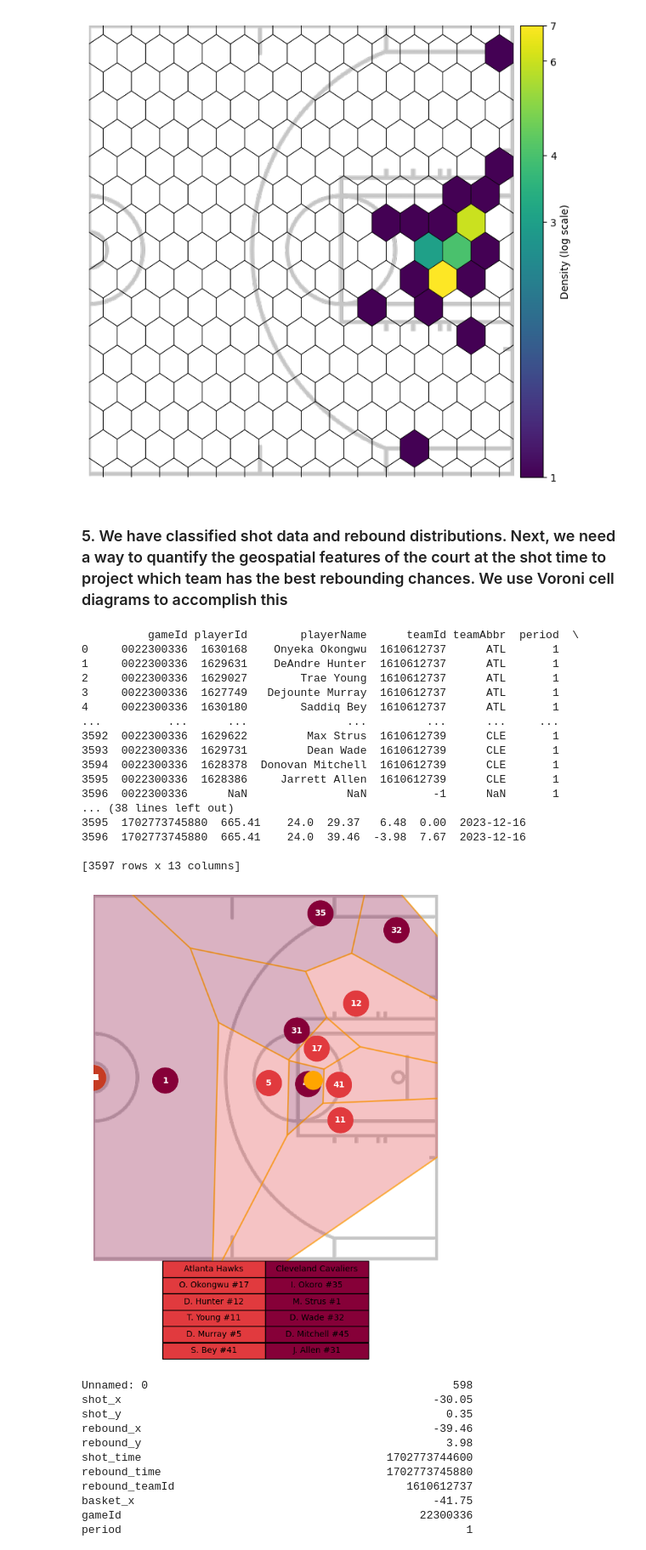
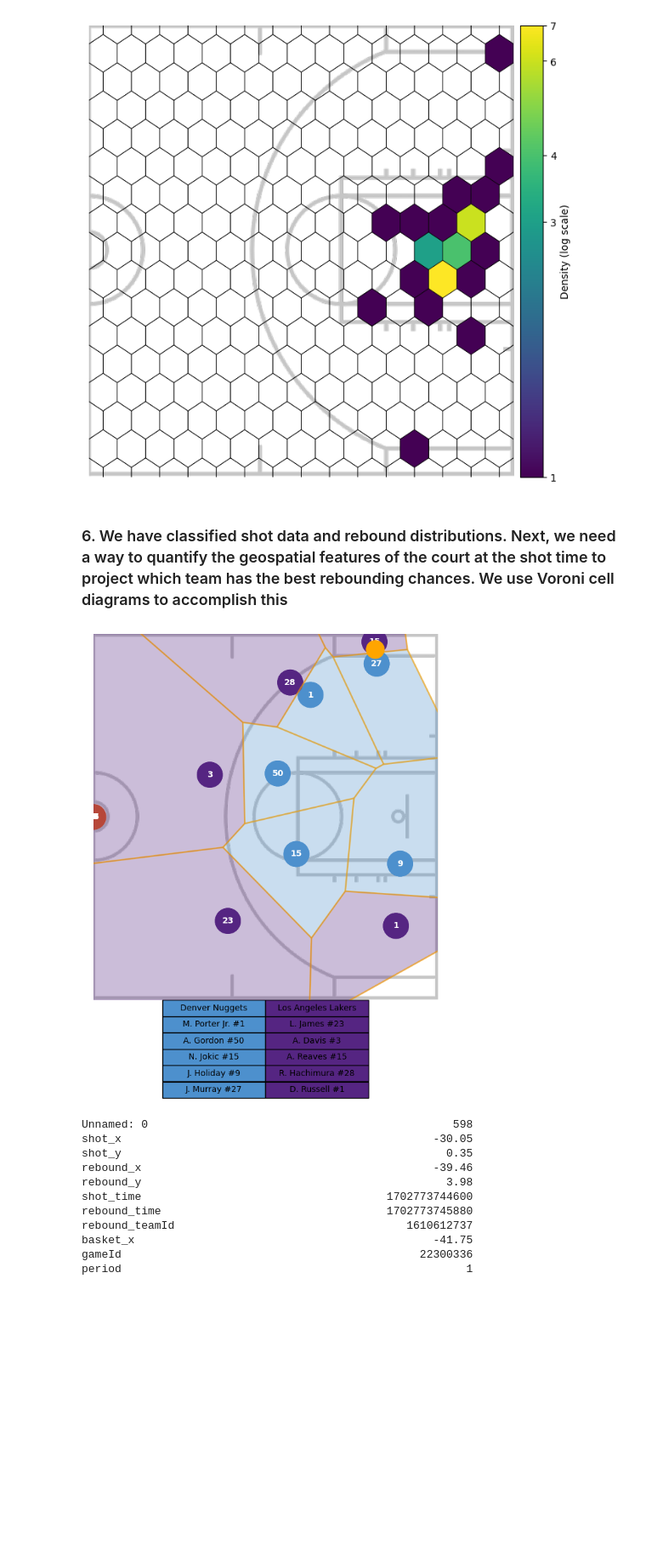
Before and after one commit to dkStephanos/TrueImpactShotCharts, a Jupyter notebook: notebooks/create_shot_charts.ipynb, the cells around one changed output. Shown at 85% size. Cells and saved outputs as stored; diff of their text form; code cells hidden in the pictures; blank space fills up the shorter version.

```diff
--- a/notebooks/create_shot_charts.ipynb
+++ b/notebooks/create_shot_charts.ipynb
@@ -78,35 +80,17 @@ VisUtil.plot_court_hexmap(shot_rebound_classified_df, 'rebound_x', 'rebound_y')
 # %% [output]
 [figure]
 # %% [markdown]
-### 5. We have classified shot data and rebound distributions. Next, we need a way to quantify the geospatial features of the court at the shot time to project which team has the best rebounding chances. We use Voroni cell diagrams to accomplish this
+### 6. We have classified shot data and rebound distributions. Next, we need a way to quantify the geospatial features of the court at the shot time to project which team has the best rebounding chances. We use Voroni cell diagrams to accomplish this
 # %%
-#
-possession = shot_rebound_classified_df.iloc[0]
-moment_df = TrackingProcessor.extract_moment_from_timestamps(tracking_df, possession['wcStart'], possession['wcEnd'])
-print(moment_df)
-moment_df = TrackingProcessor.mirror_court_data(moment_df, 'x', 'y', -possession["basket_x"])
-print(moment_df)
+# Extract and individual shot attempt as an example
+possession = shot_rebound_classified_df.iloc[-1]
+moment_df = TrackingProcessor.extract_moment_from_timestamps(tracking_df, possession['shot_time'], possession['rebound_time'])
+
+# Instantiate the VisUtil and plot the Voroni diagram at shot_time
 anim = VisUtil(moment_df)
-anim.plot_voronoi_at_timestamp(possession['shot_time'], -possession["basket_x"])
+anim.plot_voronoi_at_timestamp(possession['shot_time'], possession["basketX"])
 # %% [output]
-          gameId playerId        playerName      teamId teamAbbr  period  \
-0     0022300336  1630168    Onyeka Okongwu  1610612737      ATL       1
-1     0022300336  1629631    DeAndre Hunter  1610612737      ATL       1
-2     0022300336  1629027        Trae Young  1610612737      ATL       1
-3     0022300336  1627749   Dejounte Murray  1610612737      ATL       1
-4     0022300336  1630180        Saddiq Bey  1610612737      ATL       1
-...          ...      ...               ...         ...      ...     ...
-3592  0022300336  1629622         Max Strus  1610612739      CLE       1
-3593  0022300336  1629731         Dean Wade  1610612739      CLE       1
-3594  0022300336  1628378  Donovan Mitchell  1610612739      CLE       1
-3595  0022300336  1628386     Jarrett Allen  1610612739      CLE       1
-3596  0022300336      NaN               NaN          -1      NaN       1
-... (38 lines left out)
-3595  1702773745880  665.41    24.0  29.37   6.48  0.00  2023-12-16
-3596  1702773745880  665.41    24.0  39.46  -3.98  7.67  2023-12-16
-
-[3597 rows x 13 columns]
-[figure, old version]
+[figure, new version]
 # %%
 print(possession)
 rebound_regions_df = StatsUtil.generate_region_hexbin_data(shot_rebound_classified_df, ShotRegionUtil.regions)
```
Also changed, not shown: parts of 2 cells of this notebook.
